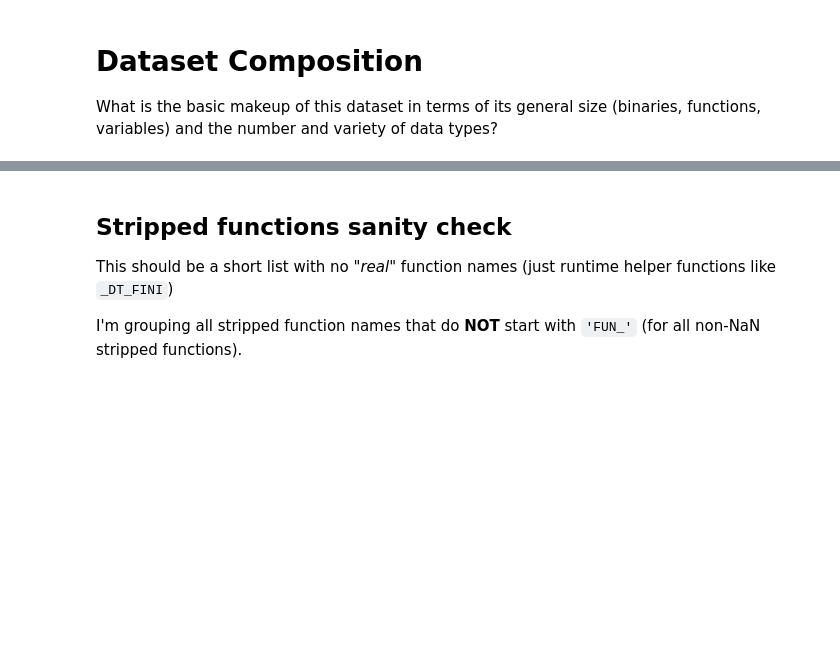
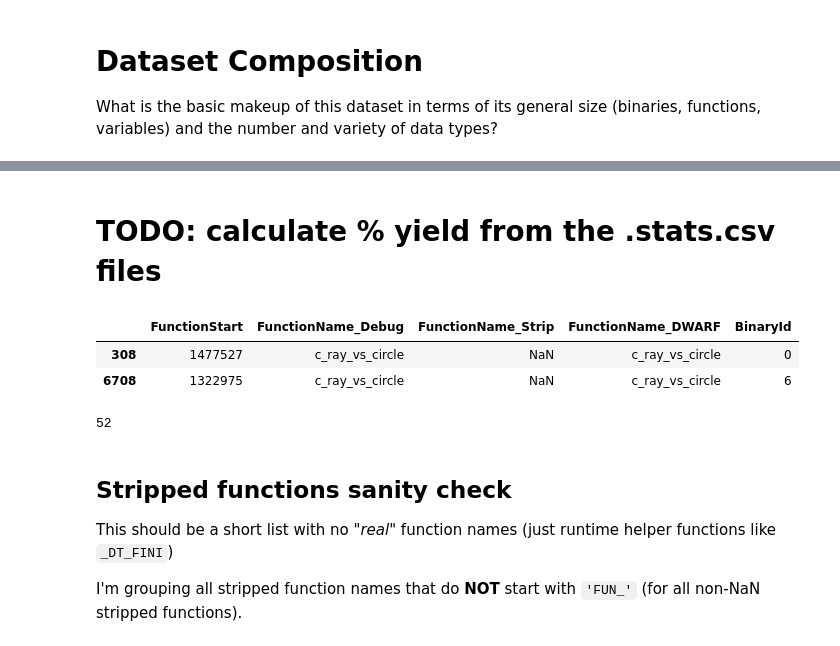
Before and after one commit to lasserre/datatype-recovery-experiments, a Jupyter notebook: notebooks/characterize_dataset.ipynb, the cells around one changed output, grey strips where cells are left out. Saved outputs shown, nothing was run; the diff lists cells and outputs as text; code cells hidden in the pictures; blank space fills up the shorter version.

```diff
--- a/notebooks/characterize_dataset.ipynb
+++ b/notebooks/characterize_dataset.ipynb
@@ -129,0 +169,12 @@ console.print(table)
+# %% [markdown]
+# TODO: calculate % yield from the .stats.csv files
+# %%
+funcs_df[funcs_df.FunctionName_Debug=='c_ray_vs_circle']
+# %% [output]
+|  | FunctionStart | FunctionName_Debug | FunctionName_Strip | FunctionName_DWARF | BinaryId |
+| 308 | 1477527 | c_ray_vs_circle | NaN | c_ray_vs_circle | 0 |
+| 6708 | 1322975 | c_ray_vs_circle | NaN | c_ray_vs_circle | 6 |
+# %%
+len(funcs_df[funcs_df.FunctionName_Debug.isna()])
+# %% [output]
+52
```
Also changed, not shown: parts of 25 cells of this notebook, 2 other files.
